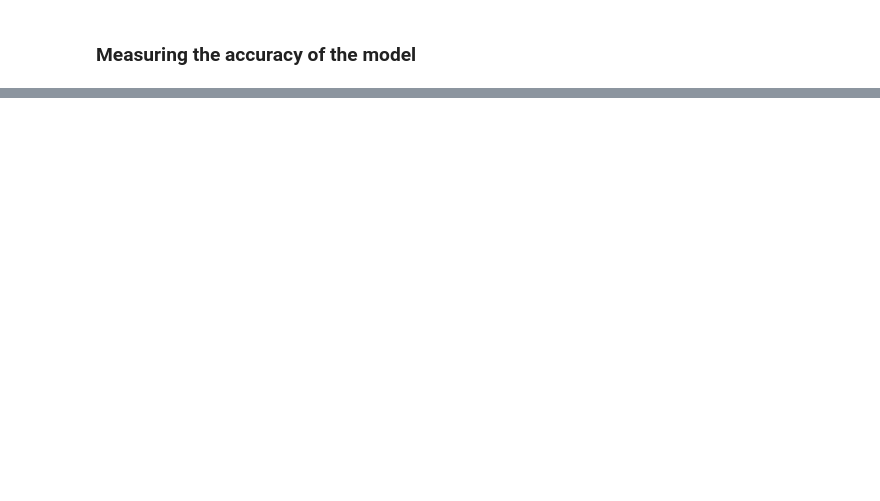
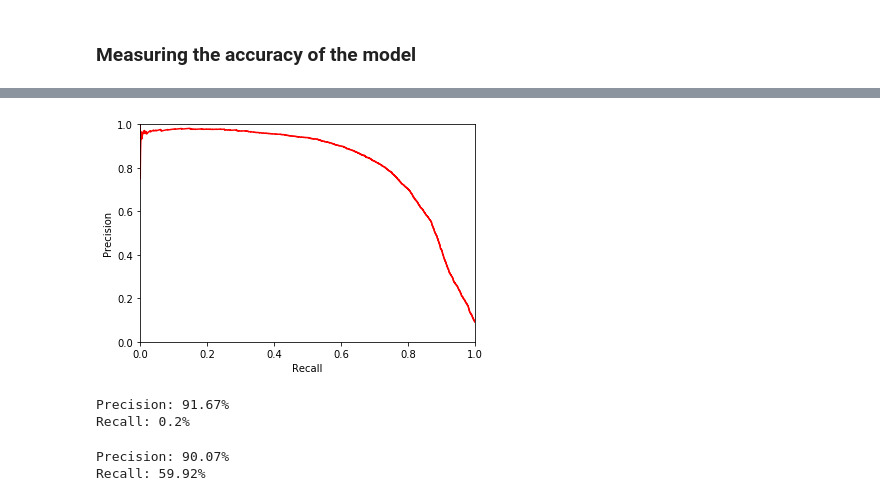
Before and after one commit to kamilwyszynski/mnist, a Jupyter notebook: mnist.ipynb, the cells around one changed output, grey strips where cells are left out. Drawn from its saved outputs; the diff is of its cells as text; code cells hidden in the pictures; blank space fills up the shorter version.

```diff
--- a/mnist.ipynb
+++ b/mnist.ipynb
@@ -106,0 +202,46 @@ cross_val_score(sgd_class, )
+# %%
+# It's also possible to plot precision directly against recall
+
+def plot_precision_vs_recall(precisions, recalls):
+    plt.plot(recalls, precisions, 'r-')
+    plt.xlabel('Recall')
+    plt.ylabel('Precision')
+    plt.xlim(0, 1)
+    plt.ylim(0, 1)
+
+plot_precision_vs_recall(precisions, recalls)
+# %% [output]
+[figure, added]
+# %%
+# Depending on the project, we might want a specific precision value
+# Let's say that we want the precision value of 90%.
+# Now we can select a threshold value that will suit this.
+# On the first plot, we can see that the precision of 90% is at about 30000 threshold value
+
+y_train_pred_90 = (y_scores > 30000)
+
+# now we can veirfy the precision and check the recall
+p = precision_score(y_train_5, y_train_pred_90)
+r = recall_score(y_train_5, y_train_pred_90)
+
+print(f'Precision: {round(p*100,2)}%\nRecall: {round(r*100,2)}%')
+# %% [output]
+Precision: 91.67%
+Recall: 0.2%
+# %%
+# Because of choosing the score of 30000, we got a high precision score
+# however, the recall score is near 0, which means that out of all 5's
+# only 0.2% got classified as 5's!
+
+# There's a lower threshold score we can choose that's also around 90% recall value ~ 4500
+y_train_pred_90 = (y_scores > 4500)
+
+p = precision_score(y_train_5, y_train_pred_90)
+r = recall_score(y_train_5, y_train_pred_90)
+
+print(f'Precision: {round(p*100,2)}%\nRecall: {round(r*100,2)}%')
+
+# Whith this score, we can see that most of the 5's have been identified correctlty
+# %% [output]
+Precision: 90.07%
+Recall: 59.92%
```
Also changed, not shown: parts of 15 cells of this notebook.
